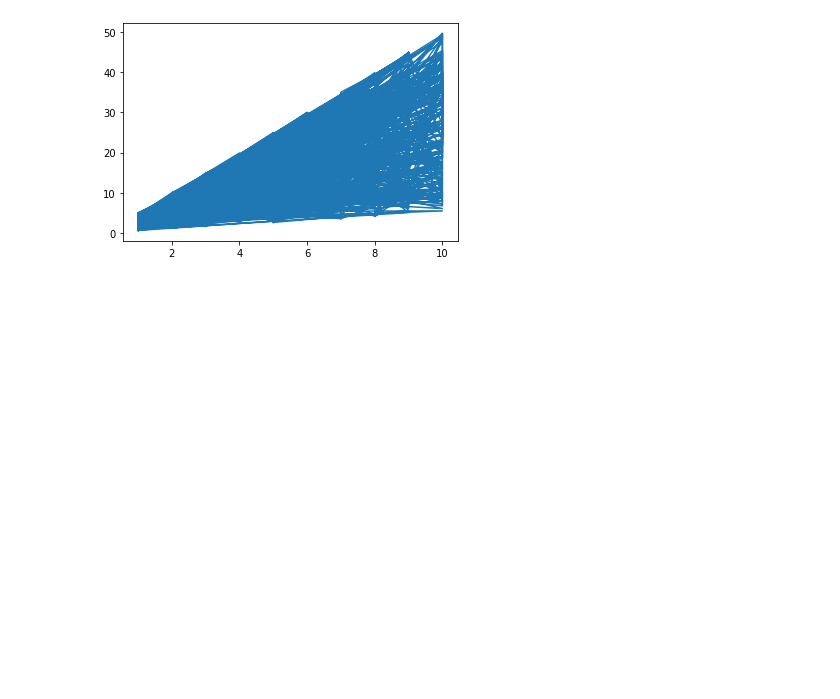
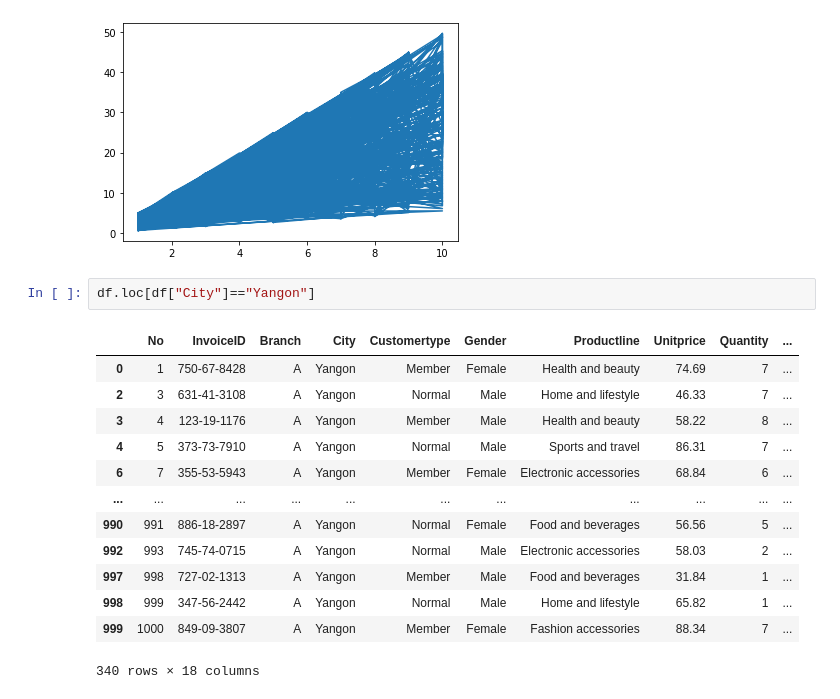
Before and after one commit to JeswinThomasAJ/Business-Analytics-with-Python, a Jupyter notebook: Copy_of_Question_and_ans.ipynb, the cells around one changed output. Drawn from its saved outputs; the diff is of its cells as text; blank space fills up the shorter version.

```diff
--- a/Copy_of_Question_and_ans.ipynb
+++ b/Copy_of_Question_and_ans.ipynb
@@ -540,3 +543,19 @@ Name: Quantity, Length: 1000, dtype: int64
 Name: Tax, Length: 1000, dtype: float64
 [<matplotlib.lines.Line2D at 0x...>]
 [figure]
+# %%
+df.loc[df["City"]=="Yangon"]
+# %% [output]
+|  | No | InvoiceID | Branch | City | Customertype | Gender | Productline | Unitprice | Quantity | ... |
+| 0 | 1 | 750-67-8428 | A | Yangon | Member | Female | Health and beauty | 74.69 | 7 | ... |
+| 2 | 3 | 631-41-3108 | A | Yangon | Normal | Male | Home and lifestyle | 46.33 | 7 | ... |
+| 3 | 4 | 123-19-1176 | A | Yangon | Member | Male | Health and beauty | 58.22 | 8 | ... |
+| 4 | 5 | 373-73-7910 | A | Yangon | Normal | Male | Sports and travel | 86.31 | 7 | ... |
+| 6 | 7 | 355-53-5943 | A | Yangon | Member | Female | Electronic accessories | 68.84 | 6 | ... |
+| ... | ... | ... | ... | ... | ... | ... | ... | ... | ... | ... |
+| 990 | 991 | 886-18-2897 | A | Yangon | Normal | Female | Food and beverages | 56.56 | 5 | ... |
+| 992 | 993 | 745-74-0715 | A | Yangon | Normal | Male | Electronic accessories | 58.03 | 2 | ... |
+| 997 | 998 | 727-02-1313 | A | Yangon | Member | Male | Food and beverages | 31.84 | 1 | ... |
+| 998 | 999 | 347-56-2442 | A | Yangon | Normal | Male | Home and lifestyle | 65.82 | 1 | ... |
+| 999 | 1000 | 849-09-3807 | A | Yangon | Member | Female | Fashion accessories | 88.34 | 7 | ... |
+340 rows × 18 columns
```
Also changed, not shown: parts of 17 cells of this notebook.
